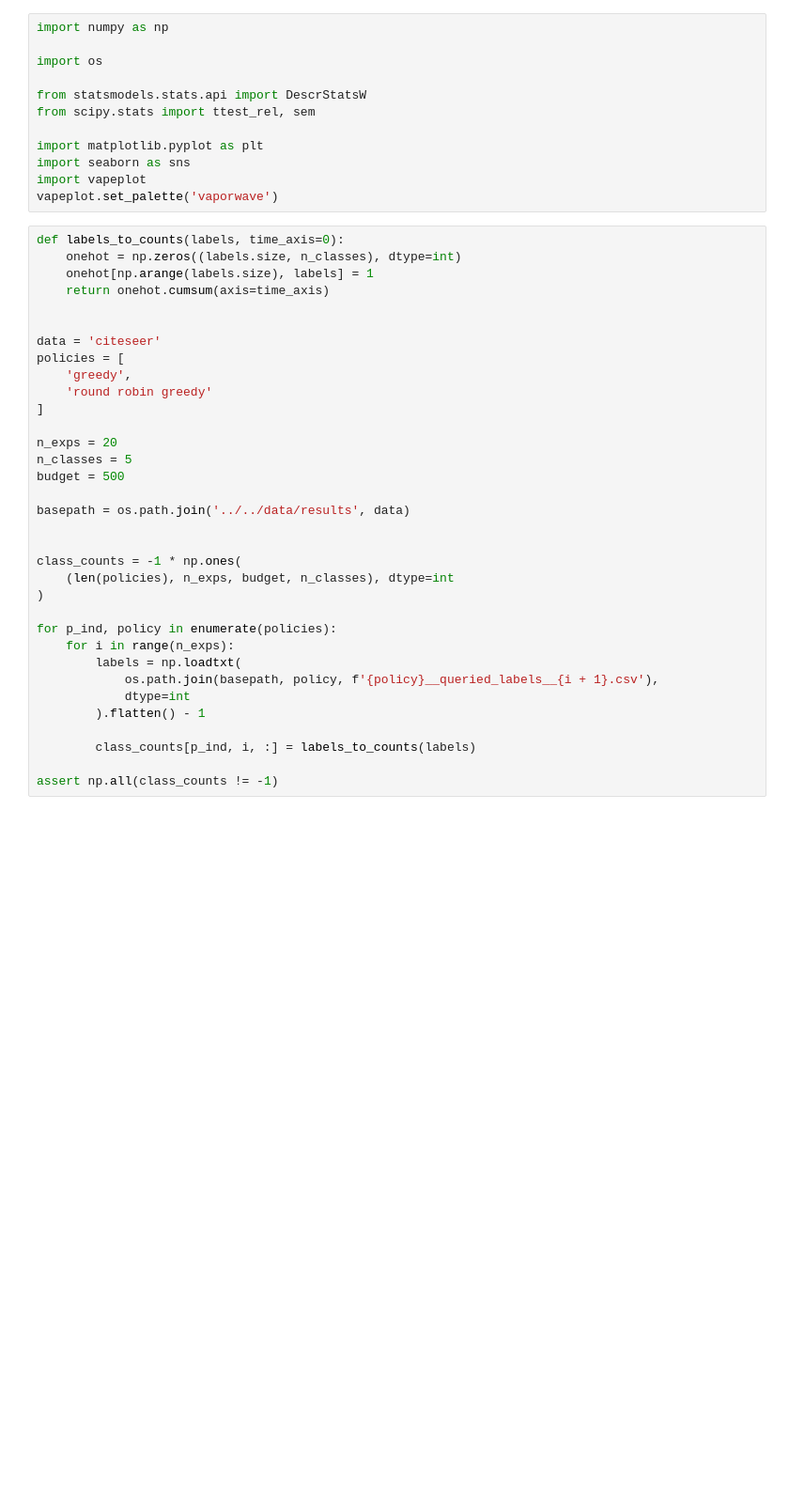
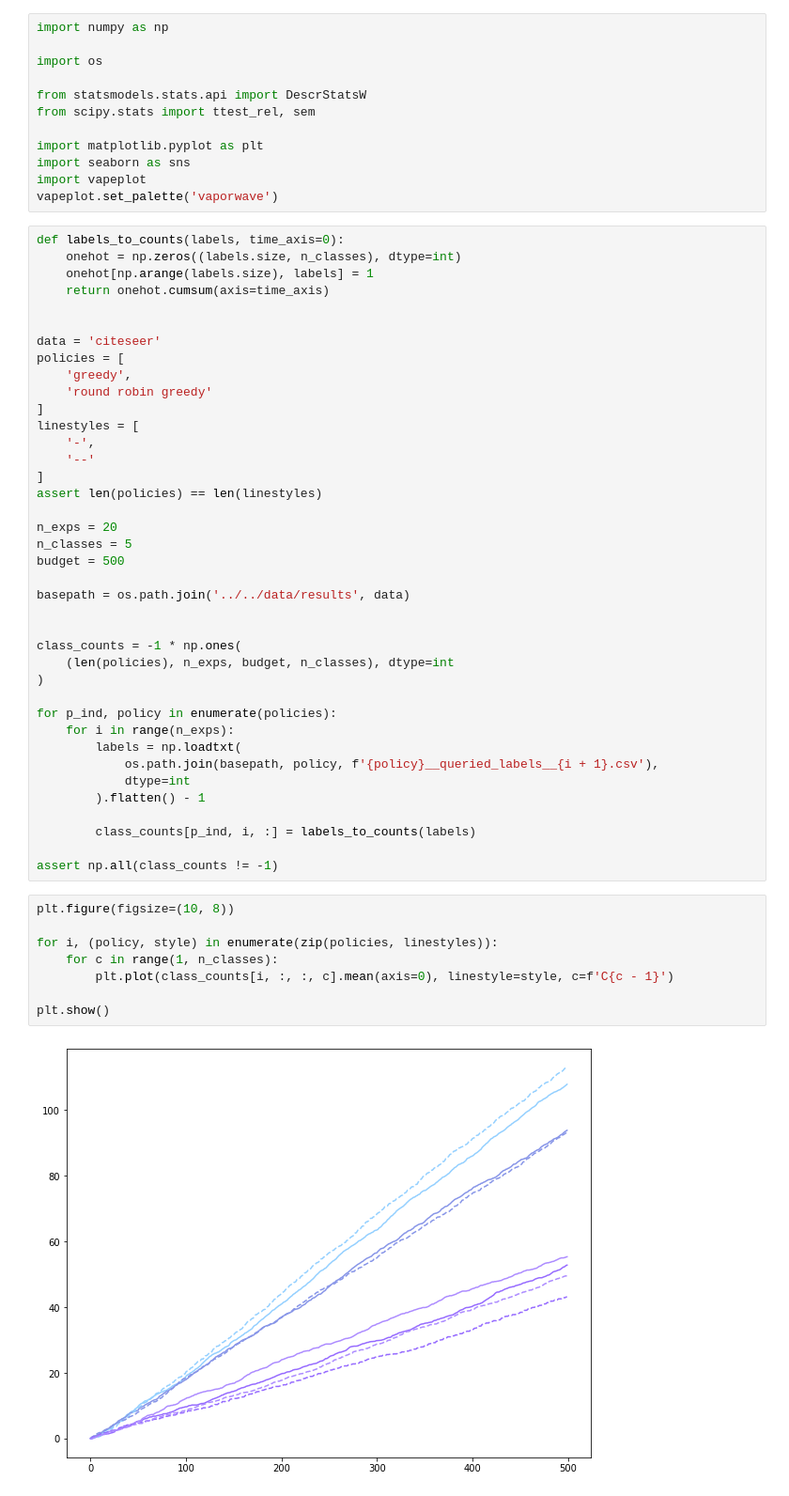
Before and after one commit to KrisNguyen135/diverse_as, a Jupyter notebook: notebooks/Performance/Class counts.ipynb, the cells around one changed output. Shown at 94% size. Saved outputs shown, nothing was run; the diff lists cells and outputs as text; blank space fills up the shorter version.

```diff
--- a/notebooks/Performance/Class counts.ipynb
+++ b/notebooks/Performance/Class counts.ipynb
@@ -22,6 +22,11 @@ policies = [
     'greedy',
     'round robin greedy'
 ]
+linestyles = [
+    '-',
+    '--'
+]
+assert len(policies) == len(linestyles)
 
 n_exps = 20
 n_classes = 5
@@ -44,3 +49,13 @@ for p_ind, policy in enumerate(policies):
         class_counts[p_ind, i, :] = labels_to_counts(labels)
 
 assert np.all(class_counts != -1)
+# %%
+plt.figure(figsize=(10, 8))
+
+for i, (policy, style) in enumerate(zip(policies, linestyles)):
+    for c in range(1, n_classes):
+        plt.plot(class_counts[i, :, :, c].mean(axis=0), linestyle=style, c=f'C{c - 1}')
+
+plt.show()
+# %% [output]
+[figure, added]
```
Also changed, not shown: 2 other files.
